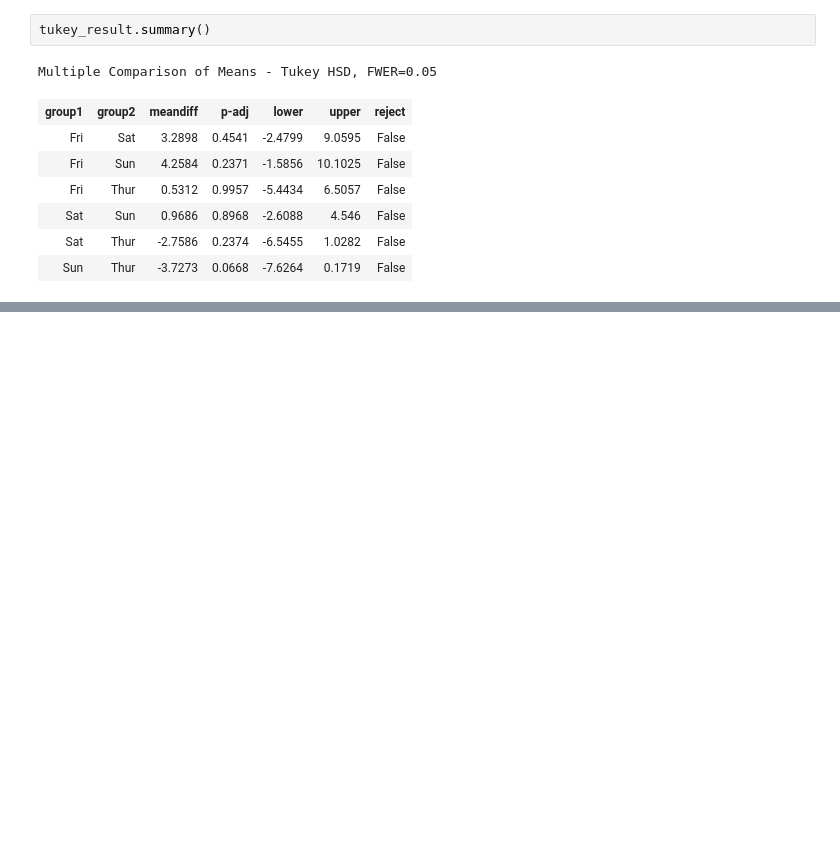
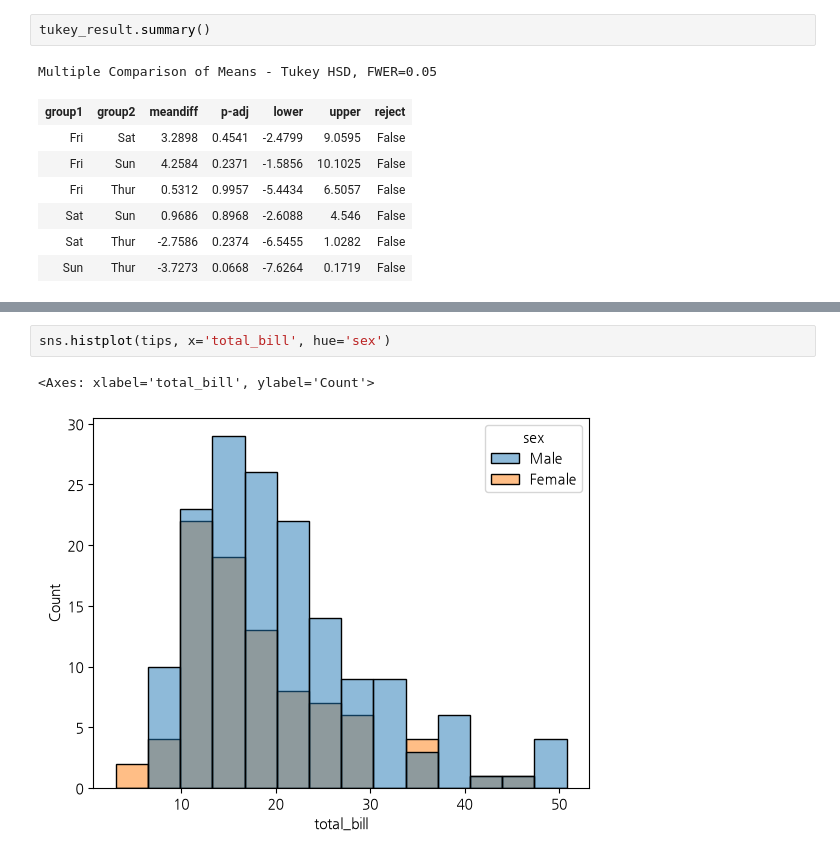
Before and after one commit to Kimchi-2025/big0611, a Jupyter notebook: py/stats.ipynb, the cells around one changed output, grey strips where cells are left out. Drawn from its saved outputs; the diff is of its cells as text; blank space fills up the shorter version.

```diff
--- a/py/stats.ipynb
+++ b/py/stats.ipynb
@@ -1880,0 +2235,5 @@ Multiple Comparison of Means - Tukey HSD, FWER=0.05
+# %%
+sns.histplot(tips, x='total_bill', hue='sex')
+# %% [output]
+<Axes: xlabel='total_bill', ylabel='Count'>
+[figure, added]
```
Also changed, not shown: parts of 79 cells of this notebook, 2 other files.
